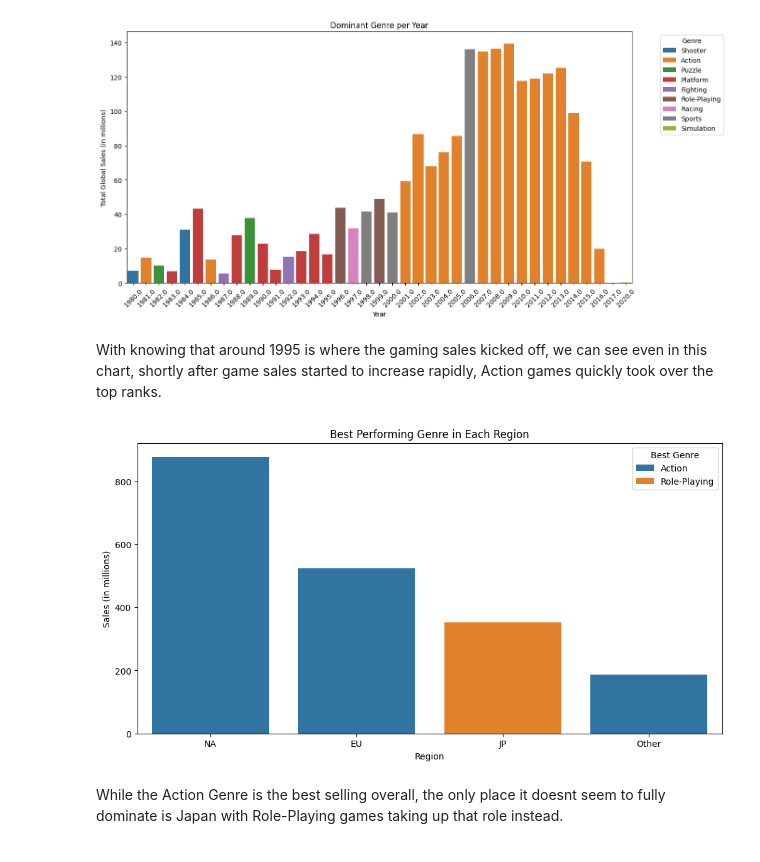
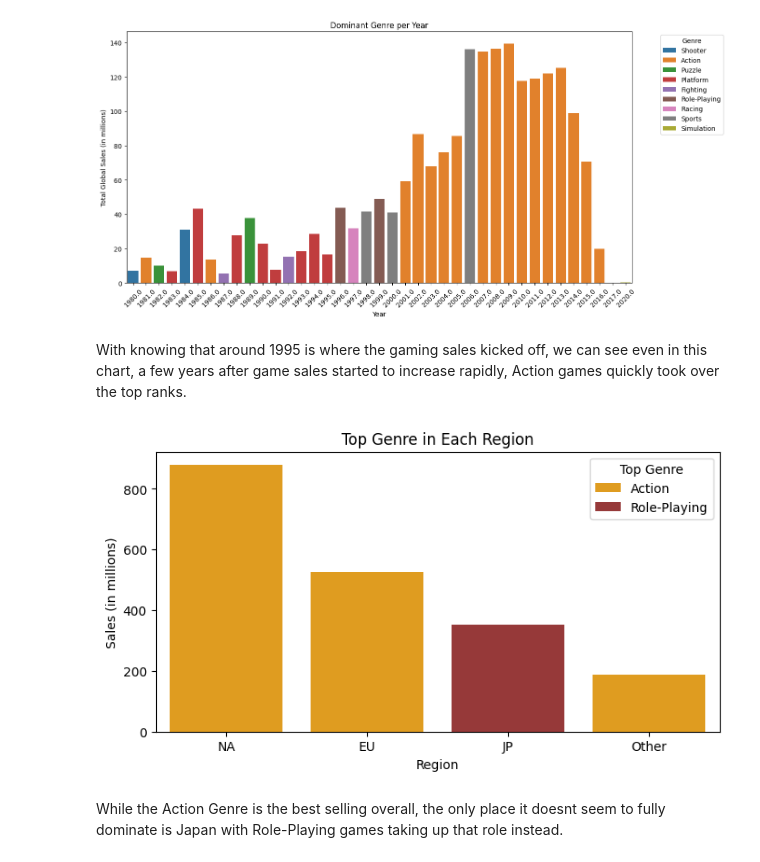
Before and after one commit to Shadowkj1/Analyzing_And_Predicting_Old_VideoGames, a Jupyter notebook: we_begin.ipynb, the cells around one changed output. Cells and saved outputs as stored; diff of their text form; code cells hidden in the pictures.

```diff
--- a/we_begin.ipynb
+++ b/we_begin.ipynb
@@ -292,31 +289,36 @@ plt.show()
 # %% [output]
 [figure]
 # %% [markdown]
-With knowing that around 1995 is where the gaming sales kicked off, we can see even in this chart, shortly after game sales started to increase rapidly, Action games quickly took over the top ranks.
+With knowing that around 1995 is where the gaming sales kicked off, we can see even in this chart, a few years after game sales started to increase rapidly, Action games quickly took over the top ranks.
 # %%
 genre_sales = vgsales.groupby('Genre').sum()[['NA_Sales', 'EU_Sales', 'JP_Sales', 'Other_Sales']].reset_index()
 
 top_genre_na = genre_sales.loc[genre_sales['NA_Sales'].idxmax()]
 top_genre_eu = genre_sales.loc[genre_sales['EU_Sales'].idxmax()]
 top_genre_jp = genre_sales.loc[genre_sales['JP_Sales'].idxmax()]
 top_genre_other = genre_sales.loc[genre_sales['Other_Sales'].idxmax()]
 
-best_genres = pd.DataFrame({
+top_genres = pd.DataFrame({
     'Region': ['NA', 'EU', 'JP', 'Other'],
-    'Best_Genre': [top_genre_na['Genre'], top_genre_eu['Genre'], top_genre_jp['Genre'], top_genre_other['Genre']],
+    'Top_Genre': [top_genre_na['Genre'], top_genre_eu['Genre'], top_genre_jp['Genre'], top_genre_other['Genre']],
     'Sales': [top_genre_na['NA_Sales'], top_genre_eu['EU_Sales'], top_genre_jp['JP_Sales'], top_genre_other['Other_Sales']]
 })
 
-# Plot the results
-plt.figure(figsize=(12, 6))
-sns.barplot(x='Region', y='Sales', hue='Best_Genre', data=best_genres, dodge=False)
-plt.title('Best Performing Genre in Each Region')
+#Adding consistent colors to stay... consistent with the previous graph
+const_colors = {
+    'Action': 'orange',
+    'Role-Playing': 'brown'
+}
+
+plt.figure(figsize=(8, 4))
+sns.barplot(x='Region', y='Sales', hue='Top_Genre', data=top_genres, dodge=False, palette=const_colors)
+plt.title('Top Genre in Each Region')
 plt.xlabel('Region')
 plt.ylabel('Sales (in millions)')
-plt.legend(title='Best Genre')
+plt.legend(title='Top Genre')
 plt.show()
 # %% [output]
-[figure, old version]
+[figure, new version]
 # %% [markdown]
 While the Action Genre is the best selling overall, the only place it doesnt seem to fully dominate is Japan with Role-Playing games taking up that role instead.
 # %% [markdown]
```
Also changed, not shown: parts of 20 cells of this notebook.
